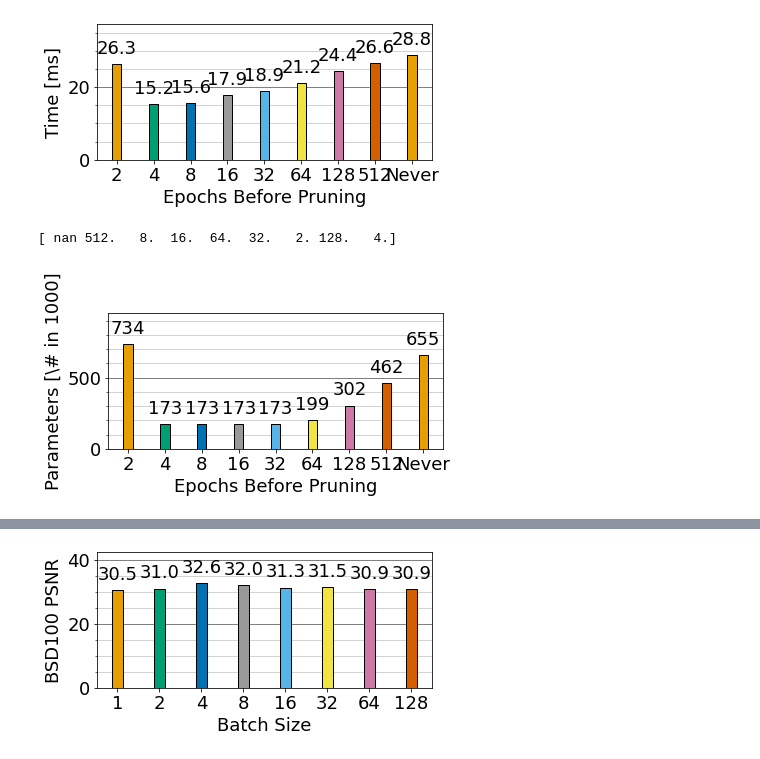
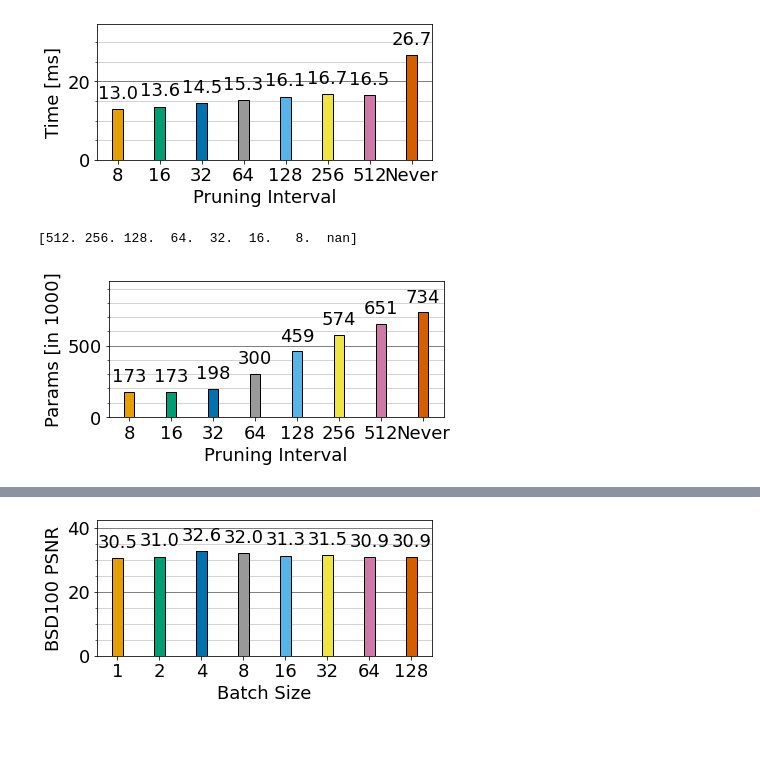
Before and after one commit to MartinBuessemeyer/Efficient-Image-Super-Resolution, a Jupyter notebook: notebooks/visualizations.ipynb, the cells around one changed output, grey strips where cells are left out. Saved outputs shown, nothing was run; the diff lists cells and outputs as text; code cells hidden in the pictures.

```diff
--- a/notebooks/visualizations.ipynb
+++ b/notebooks/visualizations.ipynb
@@ -98,7 +99,7 @@ def combine_column_and_file_name(column, file):
     return f'{file}_{column}'
 # %%
 def get_data(columns: list[str]):
-    base_dir = Path('../experiment/20220124')
+    base_dir = Path('../experiment/final')
     csv_files = base_dir.glob('*.csv')
 
     dfs = {file.name : pd.read_csv(file) for file in csv_files}
@@ -106,7 +107,8 @@ def get_data(columns: list[str]):
     res_df = pd.DataFrame()
     for file_name, df in dfs.items():
         for column in columns:
-            res_df[combine_column_and_file_name(file_name, column)] = df[column]
+            if column in df.columns:
+                res_df[combine_column_and_file_name(file_name, column)] = df[column]
     return res_df
 # %%
 data = get_data(["validate.BSD100.psnr_scale_2", "Epoch"])
@@ -119,18 +135,18 @@ make_line_chart(filtered_x.values, filtered_y.values, lables, "Epoch", "BSD100 P
 # %%
-data = get_data(["validate.mean_forward_pass_time", "config.epochs_before_pruning"])
-filtered_y = data.filter(regex=("validate\.mean_forward_pass_time_rfdn_advanced_600_epochs_before_pruning.*")).mean()
-filtered_x = data.filter(regex=("config\.epochs_before_pruning_rfdn_advanced_600_epochs_before_pruning.*")).head(1)
-make_bar_chart(filtered_x.values[0], filtered_y.values * 1000, "Epochs Before Pruning", "Time [ms]", "epochs_before_pruning_average_validation_time.svg", True, lableprecision=1)
+data = get_data(["validate.mean_forward_pass_time", "config.pruning_interval"])
+filtered_y = data.filter(regex=("validate\.mean_forward_pass_time_rfdn_advanced_600_epochs_no_batchnorm_pruning_([0-9]*|none).csv")).mean()
+filtered_x = data.filter(regex=("config\.pruning_interval_rfdn_advanced_600_epochs_no_batchnorm_pruning_([0-9]*|none).csv")).head(1)
+make_bar_chart(filtered_x.values[0], filtered_y.values * 1000, "Pruning Interval", "Time [ms]", "pruning_interval_average_validation_time.svg", True, lableprecision=1)
 # %% [output]
-[figure, old version]
+[figure, new version]
 # %%
-data = get_data(["num_parameters", "config.epochs_before_pruning"])
-filtered_y = data.filter(regex=("num_parameters_rfdn_advanced_600_epochs_before_pruning.*")).min()
-filtered_x = data.filter(regex=("config\.epochs_before_pruning_rfdn_advanced_600_epochs_before_pruning.*")).head(1)
+data = get_data(["num_parameters", "config.pruning_interval"])
+filtered_y = data.filter(regex=("num_parameters_rfdn_advanced_600_epochs_no_batchnorm_pruning_([0-9]*|none).csv")).min()
+filtered_x = data.filter(regex=("config\.pruning_interval_rfdn_advanced_600_epochs_no_batchnorm_pruning_([0-9]*|none).csv")).head(1)
 print(filtered_x.values[0])
-make_bar_chart(filtered_x.values[0], filtered_y.values / 1000, "Epochs Before Pruning", "Parameters [\# in 1000]", "epochs_before_pruning_final_number_of_parameters.svg", True, lableprecision=-1)
+make_bar_chart(filtered_x.values[0], filtered_y.values / 1000, "Pruning Interval", "Params [in 1000]", "pruning_interval_final_number_of_parameters.svg", True, lableprecision=-1)
 # %% [output]
-[ nan 512.   8.  16.  64.  32.   2. 128.   4.]
+[512. 256. 128.  64.  32.  16.   8.  nan]
-[figure, old version]
+[figure, new version]
 # %%
 data = get_data(["num_parameters", "Epoch"])
```
Also changed, not shown: parts of 10 cells of this notebook.
